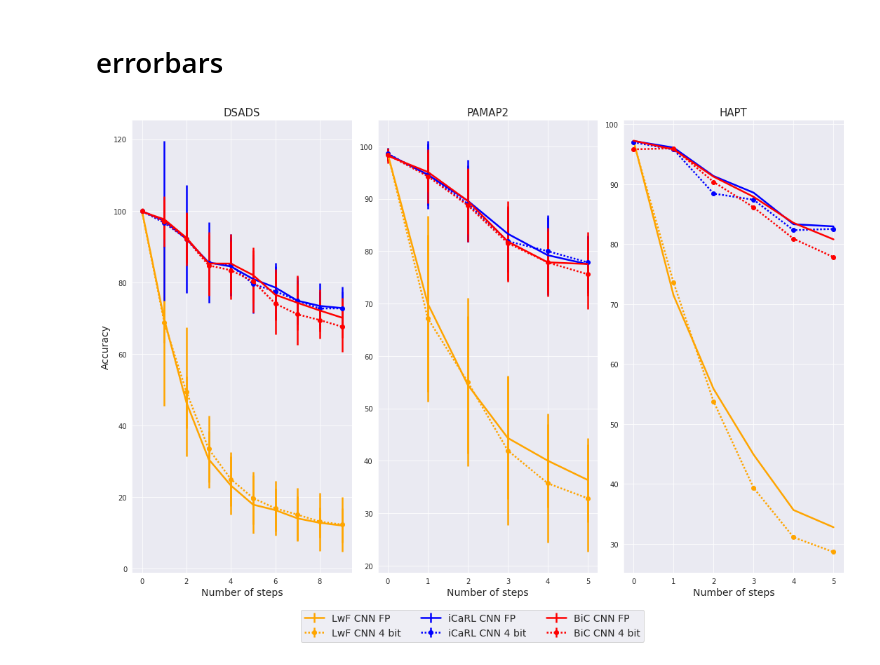
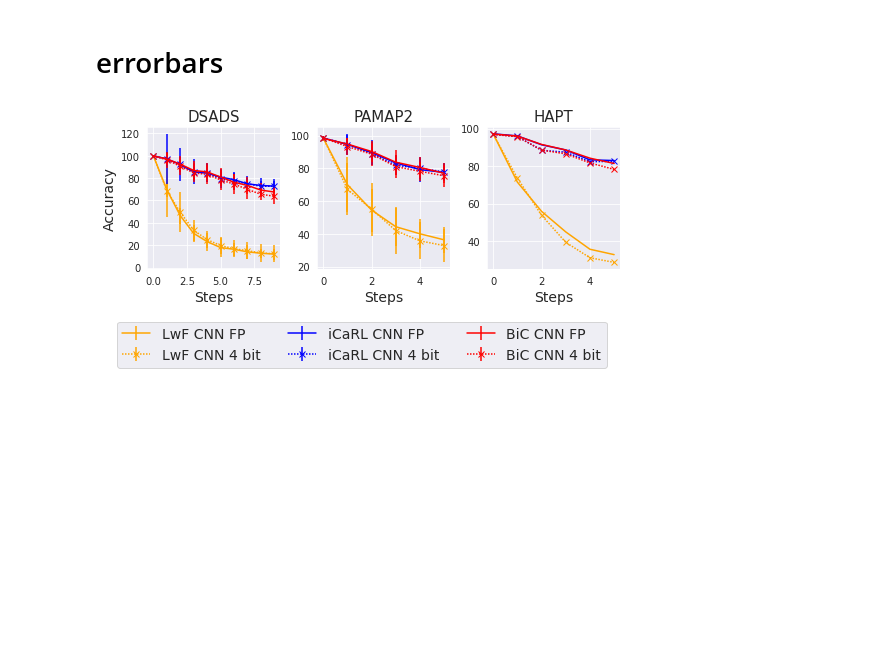
Before and after one commit to Intelligent-Microsystems-Lab/QuantizedCIL, a Jupyter notebook: plotting.ipynb, the cells around one changed output. Cells and saved outputs as stored; diff of their text form; code cells hidden in the pictures; blank space fills up the shorter version.

Commit message:
normal - plotting

```diff
--- a/plotting.ipynb
+++ b/plotting.ipynb
@@ -31,24 +34,24 @@ dsads_ours_bic_cnn = [99.9585,  96.9785,  92.07,  84.7395,  83.3915,  80.2845,
 pamap_fp_lwf_cnn = [98.511,  69.985,  54.49,  44.3545,  40.023,  36.3395]
 pamap_fp_icarl_nme = [98.607,  95.4885,  91.7805,  86.3215,  83.1715,  80.025]
 pamap_fp_icarl_cnn = [98.511,  94.5975,  89.6315,  83.329,  79.2365,  77.518]
-pamap_fp_bic_nme = [98.5585,  94.696,  89.814,  83.103,  79.6895,  76.3525]
-pamap_fp_bic_cnn = [98.207,  95.1355,  89.6015,  81.851,  77.883,  77.551]
+pamap_fp_bic_nme = [98.5635,  95.069,  90.7365,  84.0125,  80.0515,  76.894]
+pamap_fp_bic_cnn = [98.3385,  94.8435,  90.2805,  83.753,  80.535,  77.04]
 
 pamap_ours_lwf = [98.6035,  67.1725,  55.0345,  41.972,  35.699,  32.837]
 pamap_ours_icarl_nme = [98.139,  94.671,  91.423,  85.2075,  82.8195,  79.9585]
 pamap_ours_icarl_cnn = [98.6035,  94.5755,  89.0705,  81.9145,  80.0145, 77.8685]
-pamap_ours_bic_nme = [98.0355,  94.304,  86.958,  79.82,  76.534,  74.67]
-pamap_ours_bic_cnn = [98.407,  94.3035,  88.765,  81.55,  77.849,  75.605]
+pamap_ours_bic_nme = [97.9925,  94.208,  87.02,  79.172,  77.524,  74.866]
+pamap_ours_bic_cnn = [98.56,  93.33,  88.69,  81.07,  78.21,  75.46]
 # %%
 hapt_fp_lwf_cnn = [97.2275,  71.447,  55.859,  44.904,  35.65,  32.778]
 hapt_fp_icarl_nme = [97.2185,  96.368,  93.265,  90.511,  87.1235,  85.7985]
 hapt_fp_icarl_cnn = [97.2275,  96.125,  91.382,  88.611,  83.343,  82.98]
-hapt_fp_bic_nme = [97.3415,  95.9915,  91.3175,  88.3865,  84.2105,  81.1315]
-hapt_fp_bic_cnn = [97.2815,  95.8225,  91.2755,  87.9175,  83.5655,  80.8195]
+hapt_fp_bic_nme = [97.377,  96.1765,  91.8405,  88.45,  84.2145,  81.5415]
+hapt_fp_bic_cnn = [97.1345,  96.0145,  91.562,  88.6145,  84.241,  81.4195]
 
 hapt_ours_lwf = [97.0125,  73.5865,  53.7675,  39.3525,  31.106,  28.6475]
 hapt_ours_icarl_nme = [96.7705,  96.154,  90.63,  89.6645,  85.593,  84.944]
 hapt_ours_icarl_cnn = [97.0125,  95.805,  88.458,  87.432,  82.344,  82.562]
-hapt_ours_bic_nme = [96.5225,  96.3815,  89.5675,  86.643,  81.3185,  78.7865]
-hapt_ours_bic_cnn = [95.843,  96.01,  90.4005,  86.1635,  80.9215,  77.855]
+hapt_ours_bic_nme = [96.699,  95.801,  88.275,  86.069,  81.1045,  78.488]
+hapt_ours_bic_cnn = [96.8825,  95.7185,  88.532,  86.548,  81.706,  78.2635]
 # %% [markdown]
@@ -124,3 +59,7 @@ with sns.axes_style('darkgrid'):
+# %%
+figsize = (7.48, 3)
+linewidth = 1.5
+fontsize = 14
 # %% [markdown]
 # combined
 # %%
@@ -219,82 +199,78 @@ hapt_ours_lwf_std = [8.89, 18.84, 16.41, 14.89, 10.37, 10.22]
 hapt_ours_icarl_cnn_std = [8.89, 5.70, 9.61, 4.98, 5.61, 4.51]
 hapt_ours_bic_cnn_std = [11.53, 5.16, 6.58, 4.61, 5.33, 3.93]
 # %%
-
-
-fontsize = 14
-linewidth = 2.5
 with sns.axes_style('darkgrid'):
-    fig, axes = plt.subplots(1, 3, figsize=(15, 10))
+    fig, axes = plt.subplots(1, 3, figsize=figsize)
     axes[0].errorbar(np.arange(len(dsads_fp_lwf_cnn)), dsads_fp_lwf_cnn,
                      yerr=dsads_fp_lwf_cnn_std, label='LwF CNN FP',
                      color="orange", linewidth=linewidth)
     axes[0].errorbar(np.arange(len(dsads_ours_lwf)), dsads_ours_lwf,
                         yerr=dsads_ours_lwf_std, label='LwF CNN 4 bit',
-                        color="orange", marker='o', dashes=[1], linewidth=linewidth)
+                        color="orange", marker='x', dashes=[1], linewidth=linewidth)
     axes[0].errorbar(np.arange(len(dsads_fp_icarl_cnn)), dsads_fp_icarl_cnn,
                         yerr=dsads_fp_icarl_cnn_std, label='iCaRL CNN FP',
                         color="blue", linewidth=linewidth)
     axes[0].errorbar(np.arange(len(dsads_ours_icarl_cnn)), dsads_ours_icarl_cnn,
                         yerr=dsads_ours_icarl_cnn_std, label='iCaRL CNN 4 bit',
-                        color="blue", marker='o', dashes=[1], linewidth=linewidth)
+                        color="blue", marker='x', dashes=[1], linewidth=linewidth)
     axes[0].errorbar(np.arange(len(dsads_fp_bic_cnn)), dsads_fp_bic_cnn,
                         yerr=dsads_fp_bic_cnn_std, label='BiC CNN FP',
                         color="red", linewidth=linewidth)
     axes[0].errorbar(np.arange(len(dsads_ours_bic_cnn)), dsads_ours_bic_cnn,
                         yerr=dsads_ours_bic_cnn_std, label='BiC CNN 4 bit',
-                        color="red",  marker='o', dashes=[1], linewidth=linewidth)
-    axes[0].set_xlabel('Number of steps', fontsize=fontsize)
+                        color="red",  marker='x', dashes=[1], linewidth=linewidth)
+    axes[0].set_xlabel('Steps', fontsize=fontsize)
     axes[0].set_ylabel('Accuracy', fontsize=fontsize)
     axes[0].set_title('DSADS', fontsize=fontsize+1)
 
     axes[1].errorbar(np.arange(len(pamap_ours_lwf)), pamap_ours_lwf,
                         yerr=pamap_ours_lwf_std, label='LwF CNN 4 bit',
-                        marker='o', dashes=[1],
+                        marker='x', dashes=[1],
                         color="orange", linewidth=linewidth)
     axes[1].errorbar(np.arange(len(pamap_fp_lwf_cnn)), pamap_fp_lwf_cnn,
                         yerr=pamap_fp_lwf_cnn_std, label='LwF CNN FP',
                         color="orange",linewidth=linewidth)
     axes[1].errorbar(np.arange(len(pamap_ours_icarl_cnn)), pamap_ours_icarl_cnn,
                         yerr=pamap_ours_icarl_cnn_std, label='iCaRL CNN 4 bit',
-                        marker='o', dashes=[1],
+                        marker='x', dashes=[1],
                         color="blue", linewidth=linewidth)
     axes[1].errorbar(np.arange(len(pamap_fp_icarl_cnn)), pamap_fp_icarl_cnn,
                         yerr=pamap_fp_icarl_cnn_std, label='iCaRL CNN FP',
                         color="blue", linewidth=linewidth)
     axes[1].errorbar(np.arange(len(pamap_ours_bic_cnn)), pamap_ours_bic_cnn,
                         yerr=pamap_ours_bic_cnn_std, label='BiC CNN 4 bit',
-                        marker='o', dashes=[1],
+                        marker='x', dashes=[1],
                         color="red",linewidth=linewidth)
     axes[1].errorbar(np.arange(len(pamap_fp_bic_cnn)), pamap_fp_bic_cnn,
                         yerr=pamap_fp_bic_cnn_std, label='BiC CNN FP',
                         color="red", linewidth=linewidth)
-    axes[1].set_xlabel('Number of steps', fontsize=fontsize)
+    axes[1].set_xlabel('Steps', fontsize=fontsize)
     #axes[1].set_ylabel('Accuracy')
     axes[1].set_title('PAMAP2', fontsize=fontsize+1)
 
     axes[2].errorbar(np.arange(len(hapt_ours_lwf)), hapt_ours_lwf,
-                        label='LwF CNN 4 bit', color="orange", marker='o', dashes=[1],
+                        label='LwF CNN 4 bit', color="orange", marker='x', dashes=[1],
                         linewidth=linewidth)
     axes[2].errorbar(np.arange(len(hapt_fp_lwf_cnn)), hapt_fp_lwf_cnn,
                         label='LwF CNN FP', color="orange", linewidth=linewidth)
     axes[2].errorbar(np.arange(len(hapt_ours_icarl_cnn)), hapt_ours_icarl_cnn,
-                        label='iCaRL CNN 4 bit', color="blue", marker='o', dashes=[1],
+                        label='iCaRL CNN 4 bit', color="blue", marker='x', dashes=[1],
                         linewidth=linewidth)
     axes[2].errorbar(np.arange(len(hapt_fp_icarl_cnn)), hapt_fp_icarl_cnn,
                         label='iCaRL CNN FP', color="blue", linewidth=linewidth)
     axes[2].errorbar(np.arange(len(hapt_ours_bic_cnn)), hapt_ours_bic_cnn,
-                        label='BiC CNN 4 bit', color="red", marker='o', dashes=[1],
+                        label='BiC CNN 4 bit', color="red", marker='x', dashes=[1],
                         linewidth=linewidth)
     axes[2].errorbar(np.arange(len(hapt_fp_bic_cnn)), hapt_fp_bic_cnn,
                         label='BiC CNN FP', color="red", linewidth=linewidth)
-    axes[2].set_xlabel('Number of steps', fontsize=fontsize)
+    axes[2].set_xlabel('Steps', fontsize=fontsize)
     #axes[2].set_ylabel('Accuracy')
     axes[2].set_title('HAPT', fontsize=fontsize+1)
 
     # add legen for overall fig
     handles, labels = axes[0].get_legend_handles_labels()
     fig.legend(handles, labels, loc='upper center', bbox_to_anchor=(0.5, 0.00),
                ncol=3, fontsize=fontsize)
     plt.tight_layout()
 # %% [output]
-[figure, old version]
+[figure, new version]
```
Also changed, not shown: parts of 17 cells of this notebook, 1 other file.
